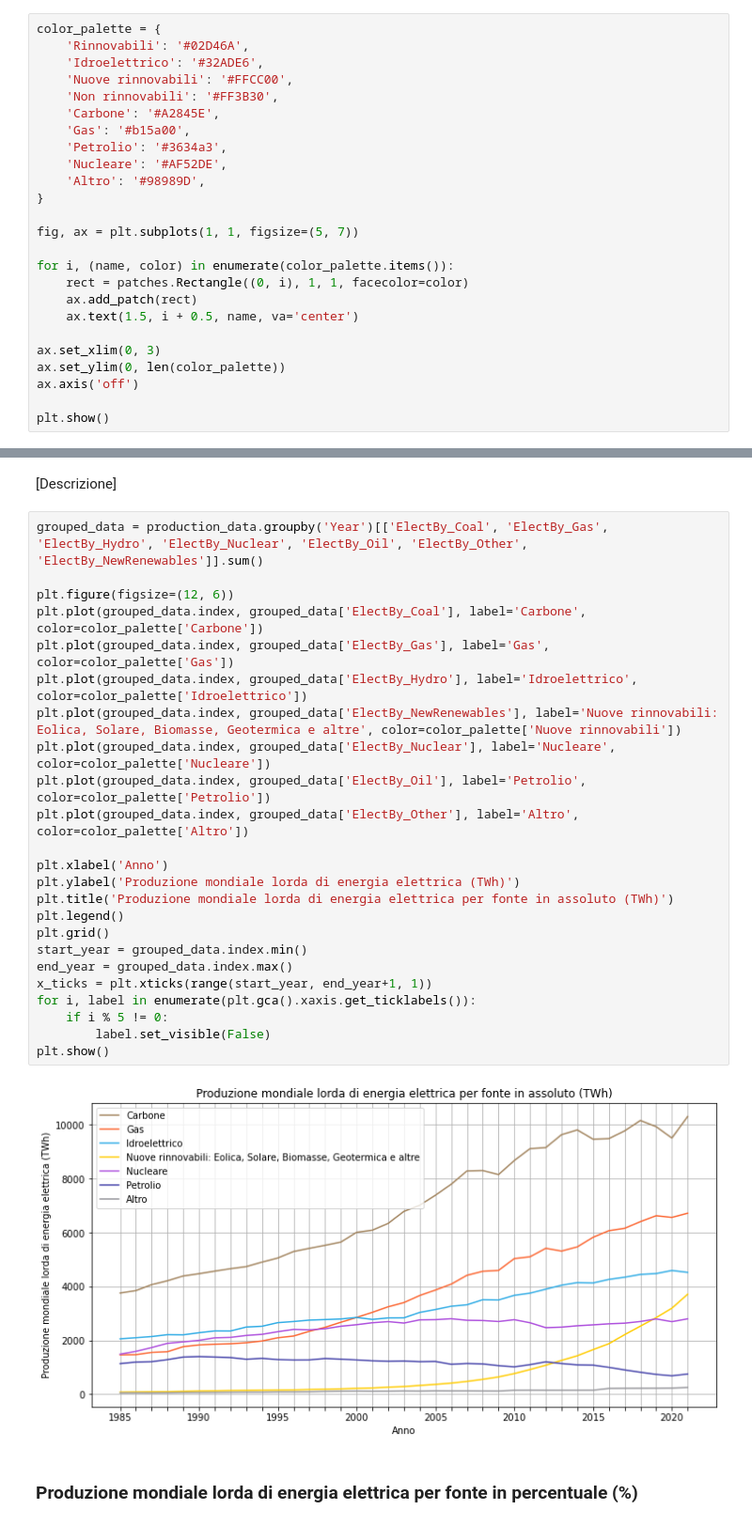
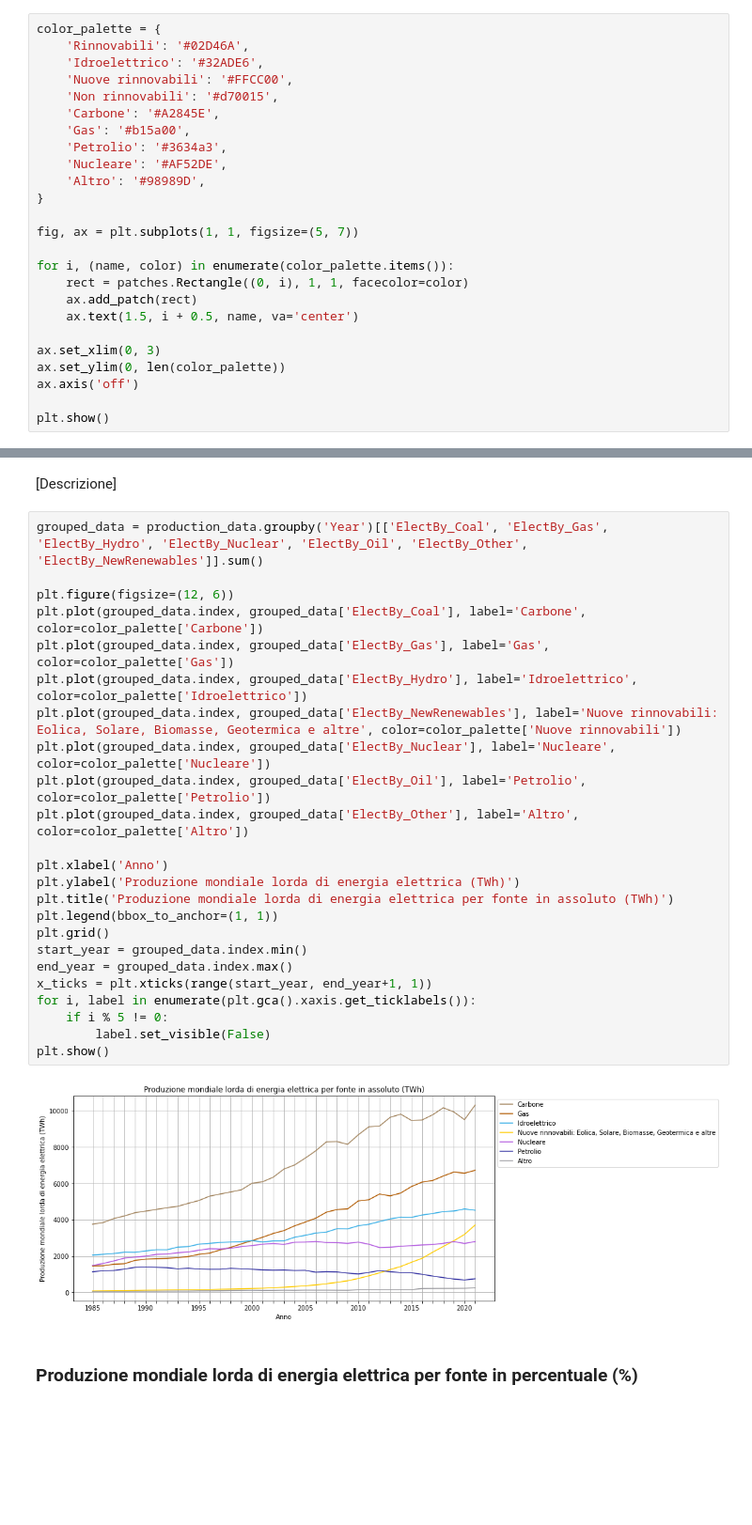
Before and after one commit to mattiamendicino/progetto-scivis, a Jupyter notebook: codice.ipynb, the cells around one changed output, grey strips where cells are left out. Shown at 94% size. Cells and saved outputs as stored; diff of their text form; blank space fills up the shorter version.

```diff
--- a/codice.ipynb
+++ b/codice.ipynb
@@ -122,7 +128,7 @@ color_palette = {
     'Rinnovabili': '#02D46A',
     'Idroelettrico': '#32ADE6',
     'Nuove rinnovabili': '#FFCC00',
-    'Non rinnovabili': '#FF3B30',
+    'Non rinnovabili': '#d70015',
     'Carbone': '#A2845E',
     'Gas': '#b15a00',
     'Petrolio': '#3634a3',
@@ -153,29 +159,29 @@ plt.show()
 # %%
 grouped_data = production_data.groupby('Year')[['ElectBy_Coal', 'ElectBy_Gas', 'ElectBy_Hydro', 'ElectBy_Nuclear', 'ElectBy_Oil', 'ElectBy_Other', 'ElectBy_NewRenewables']].sum()
 
 plt.figure(figsize=(12, 6))
 plt.plot(grouped_data.index, grouped_data['ElectBy_Coal'], label='Carbone', color=color_palette['Carbone'])
 plt.plot(grouped_data.index, grouped_data['ElectBy_Gas'], label='Gas', color=color_palette['Gas'])
 plt.plot(grouped_data.index, grouped_data['ElectBy_Hydro'], label='Idroelettrico', color=color_palette['Idroelettrico'])
 plt.plot(grouped_data.index, grouped_data['ElectBy_NewRenewables'], label='Nuove rinnovabili: Eolica, Solare, Biomasse, Geotermica e altre', color=color_palette['Nuove rinnovabili'])
 plt.plot(grouped_data.index, grouped_data['ElectBy_Nuclear'], label='Nucleare', color=color_palette['Nucleare'])
 plt.plot(grouped_data.index, grouped_data['ElectBy_Oil'], label='Petrolio', color=color_palette['Petrolio'])
 plt.plot(grouped_data.index, grouped_data['ElectBy_Other'], label='Altro', color=color_palette['Altro'])
 
 plt.xlabel('Anno')
 plt.ylabel('Produzione mondiale lorda di energia elettrica (TWh)')
 plt.title('Produzione mondiale lorda di energia elettrica per fonte in assoluto (TWh)')
-plt.legend()
+plt.legend(bbox_to_anchor=(1, 1))
 plt.grid()
 start_year = grouped_data.index.min()
 end_year = grouped_data.index.max()
 x_ticks = plt.xticks(range(start_year, end_year+1, 1))
 for i, label in enumerate(plt.gca().xaxis.get_ticklabels()):
     if i % 5 != 0:
         label.set_visible(False)
 plt.show()
 # %% [output]
-[figure, old version]
+[figure, new version]
 # %% [markdown]
 ### Produzione mondiale lorda di energia elettrica per fonte in percentuale (%)
 # %% [markdown]
```
Also changed, not shown: parts of 18 cells of this notebook.
